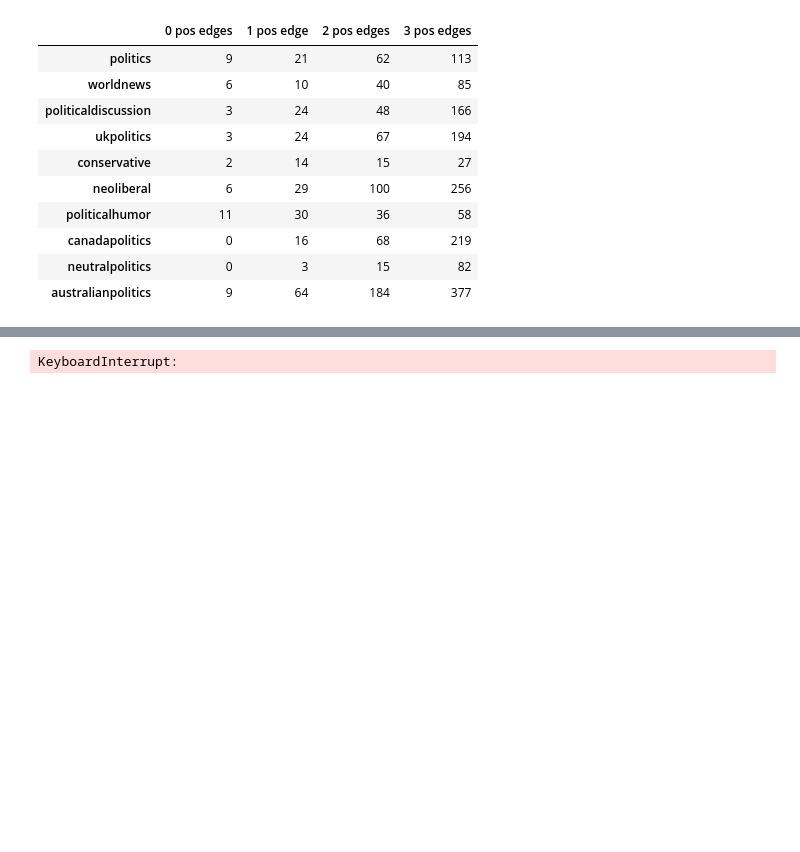
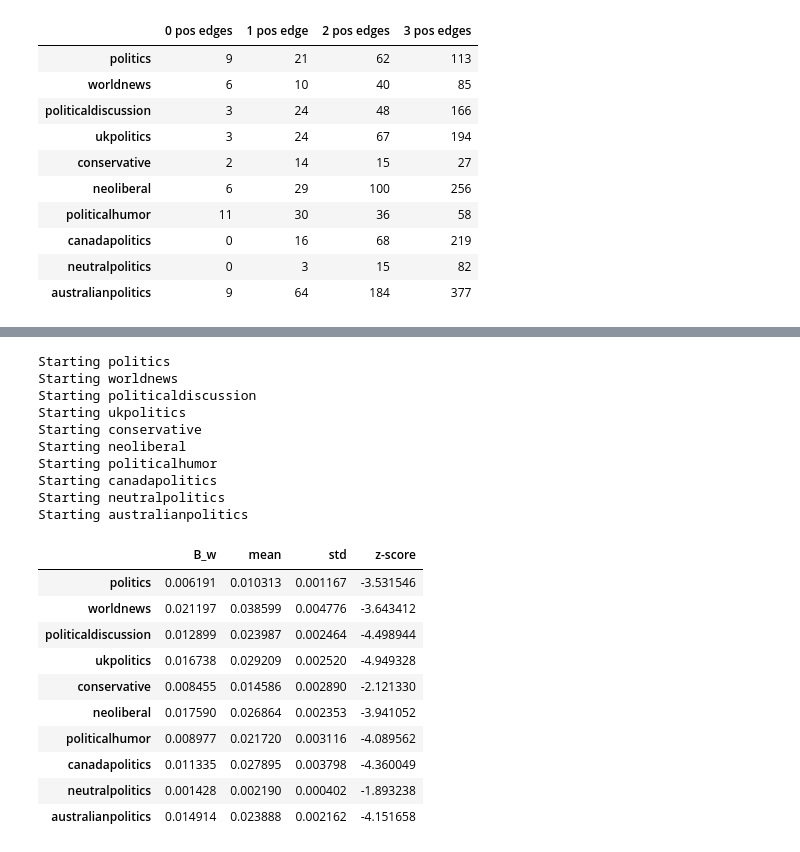
Before and after one commit to gsscala/reddit-graph, a Jupyter notebook: individual_graphs_analysis/ind_graphs.ipynb, the cells around one changed output, grey strips where cells are left out. Saved outputs shown, nothing was run; the diff lists cells and outputs as text; code cells hidden in the pictures; blank space fills up the shorter version.

```diff
--- a/individual_graphs_analysis/ind_graphs.ipynb
+++ b/individual_graphs_analysis/ind_graphs.ipynb
@@ -66,4 +99,25 @@ results_df
 # %%
-calculate_balance_metrics(graphs, null_models, NumberOfRandoms)
+results_b, distributions_b = calculate_balance_metrics(graphs, null_models, NumberOfRandoms)
+results_b
 # %% [output]
-KeyboardInterrupt:
+Starting politics
+Starting worldnews
+Starting politicaldiscussion
+Starting ukpolitics
+Starting conservative
+Starting neoliberal
+Starting politicalhumor
+Starting canadapolitics
+Starting neutralpolitics
+Starting australianpolitics
+|  | B_w | mean | std | z-score |
+| politics | 0.006191 | 0.010313 | 0.001167 | -3.531546 |
+| worldnews | 0.021197 | 0.038599 | 0.004776 | -3.643412 |
+| politicaldiscussion | 0.012899 | 0.023987 | 0.002464 | -4.498944 |
+| ukpolitics | 0.016738 | 0.029209 | 0.002520 | -4.949328 |
+| conservative | 0.008455 | 0.014586 | 0.002890 | -2.121330 |
+| neoliberal | 0.017590 | 0.026864 | 0.002353 | -3.941052 |
+| politicalhumor | 0.008977 | 0.021720 | 0.003116 | -4.089562 |
+| canadapolitics | 0.011335 | 0.027895 | 0.003798 | -4.360049 |
+| neutralpolitics | 0.001428 | 0.002190 | 0.000402 | -1.893238 |
+| australianpolitics | 0.014914 | 0.023888 | 0.002162 | -4.151658 |
```
Also changed, not shown: parts of 7 cells of this notebook, 3 other files.
